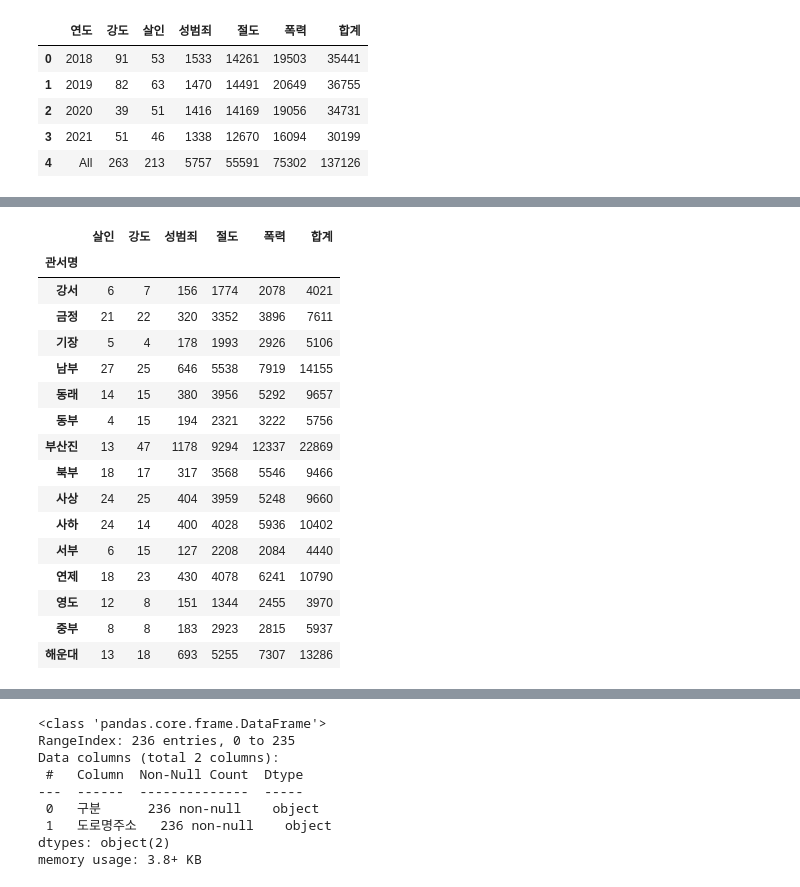
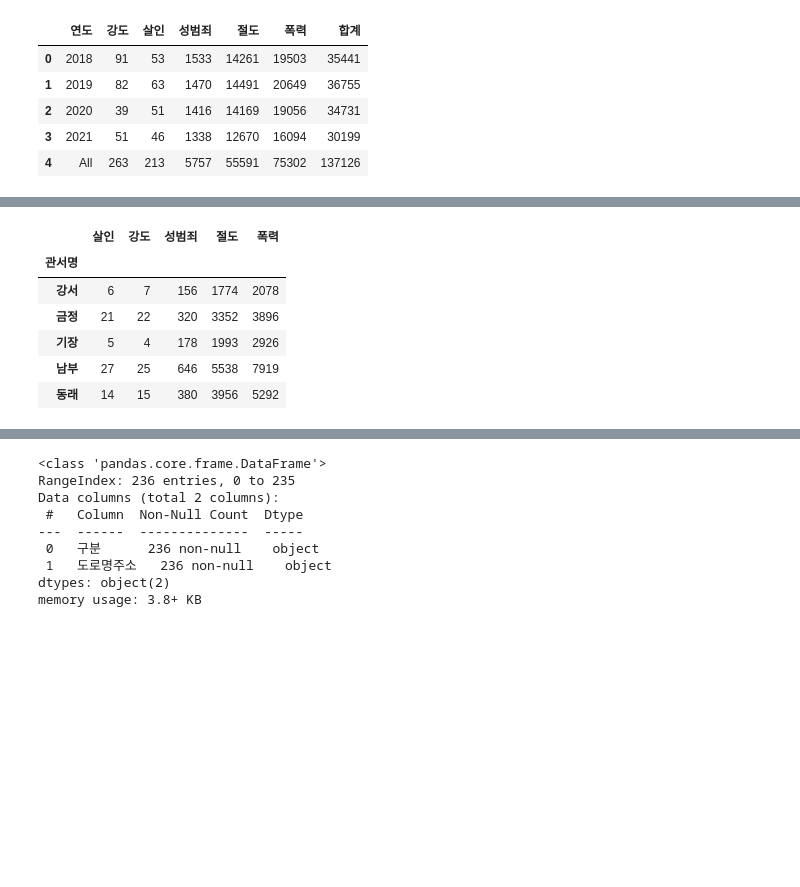
Before and after one commit to Hu-GE2022/artData, a Jupyter notebook: 고은/busan_crime_DA.ipynb, the cells around one changed output, grey strips where cells are left out. Saved outputs shown, nothing was run; the diff lists cells and outputs as text; code cells hidden in the pictures; blank space fills up the shorter version.

```diff
--- a/고은/busan_crime_DA.ipynb
+++ b/고은/busan_crime_DA.ipynb
@@ -26,24 +21,27 @@ plt.rc('axes', unicode_minus=False)
 # %%
-# 부산시 관서별 5대 범죄 발생 현황
+# 부산시 연도 및 관서별 5대 범죄 발생 현황
 # https://www.data.go.kr/data/15036510/fileData.do#layer_data_infomation
 
-bs_crime_18 = pd.read_csv('./data/18_BusanCrime.csv', encoding='utf-8')
+bs_crime_18 = pd.read_csv('../data/18_BusanCrime.csv', encoding='utf-8')
 bs_crime_18.rename(columns={' 성범죄': '성범죄', '경찰서': '관서명'}, inplace=True)
 bs_crime_18['연도'] = 2018
-bs_crime_19 = pd.read_csv('./data/19_BusanCrime.csv', encoding='utf-8')
+bs_crime_19 = pd.read_csv('../data/19_BusanCrime.csv', encoding='utf-8')
 bs_crime_19.rename(columns={' 성범죄': '성범죄', '경찰서': '관서명'}, inplace=True)
 bs_crime_19['연도'] = 2019
-bs_crime_20 = pd.read_csv('./data/20_BusanCrime.csv', encoding='utf-8')
+bs_crime_20 = pd.read_csv('../data/20_BusanCrime.csv', encoding='utf-8')
 bs_crime_20.rename(columns={' 성범죄': '성범죄', '경찰서': '관서명'}, inplace=True)
 bs_crime_20['연도'] = 2020
-bs_crime_21 = pd.read_csv('./data/21_BusanCrime.csv', encoding='utf-8')
+bs_crime_21 = pd.read_csv('../data/21_BusanCrime.csv', encoding='utf-8')
 bs_crime_21.rename(columns={' 성범죄': '성범죄', '경찰서': '관서명'}, inplace=True)
 bs_crime_21['연도'] = 2021
 df_4y = pd.concat([bs_crime_18, bs_crime_19, bs_crime_20, bs_crime_21], axis=0, ignore_index=True)
+
 # df_4y.rename(columns = {' 성범죄' : '성범죄', '경찰서':'관서명'}, inplace = True)
+# 각 연도별 자료를 이용할 가능성이 있어서
+
 df_4y['합계'] = df_4y['살인']+df_4y['강도']+df_4y['성범죄']+df_4y['절도']+df_4y['폭력']
 df_4y = df_4y.drop(columns=['구분', '연번'])
-df_4y
+df_4y.head()
 # %% [output]
 |  | 관서명 | 살인 | 강도 | 성범죄 | 절도 | 폭력 | 연도 | 합계 |
 | 0 | 중부 | 1 | 2 | 47 | 954 | 784 | 2018 | 1788 |
@@ -159,22 +91,13 @@ Name: 4, dtype: object
 # %%
-by_district_4y = df_4y.groupby(['관서명']).sum().drop(columns='연도')
-by_district_4y
+# 관서별 5대 범죄 4개년 총계
+by_district_4y = df_4y.groupby(['관서명']).sum().drop(columns=['연도', '합계'])
+by_district_4y.head()
 # %% [output]
-|  | 살인 | 강도 | 성범죄 | 절도 | 폭력 | 합계 |
-| 관서명 |  |  |  |  |  |  |
-| 강서 | 6 | 7 | 156 | 1774 | 2078 | 4021 |
-| 금정 | 21 | 22 | 320 | 3352 | 3896 | 7611 |
-| 기장 | 5 | 4 | 178 | 1993 | 2926 | 5106 |
-| 남부 | 27 | 25 | 646 | 5538 | 7919 | 14155 |
-| 동래 | 14 | 15 | 380 | 3956 | 5292 | 9657 |
-| 동부 | 4 | 15 | 194 | 2321 | 3222 | 5756 |
-| 부산진 | 13 | 47 | 1178 | 9294 | 12337 | 22869 |
-| 북부 | 18 | 17 | 317 | 3568 | 5546 | 9466 |
-| 사상 | 24 | 25 | 404 | 3959 | 5248 | 9660 |
-| 사하 | 24 | 14 | 400 | 4028 | 5936 | 10402 |
-| 서부 | 6 | 15 | 127 | 2208 | 2084 | 4440 |
-| 연제 | 18 | 23 | 430 | 4078 | 6241 | 10790 |
-| 영도 | 12 | 8 | 151 | 1344 | 2455 | 3970 |
-| 중부 | 8 | 8 | 183 | 2923 | 2815 | 5937 |
-| 해운대 | 13 | 18 | 693 | 5255 | 7307 | 13286 |
+|  | 살인 | 강도 | 성범죄 | 절도 | 폭력 |
+| 관서명 |  |  |  |  |  |
+| 강서 | 6 | 7 | 156 | 1774 | 2078 |
+| 금정 | 21 | 22 | 320 | 3352 | 3896 |
+| 기장 | 5 | 4 | 178 | 1993 | 2926 |
+| 남부 | 27 | 25 | 646 | 5538 | 7919 |
+| 동래 | 14 | 15 | 380 | 3956 | 5292 |
 # %%
```
Also changed, not shown: parts of 20 cells of this notebook.
